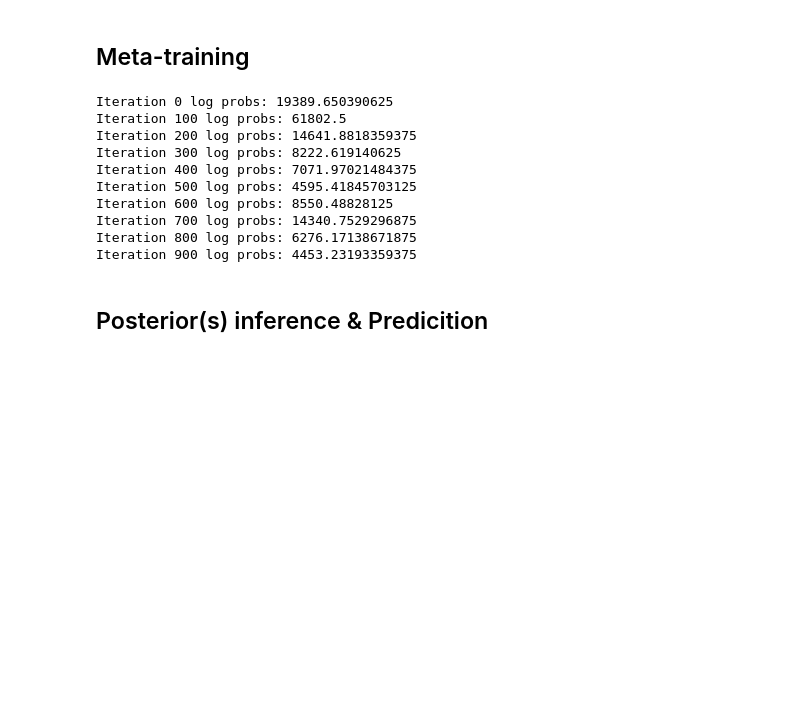
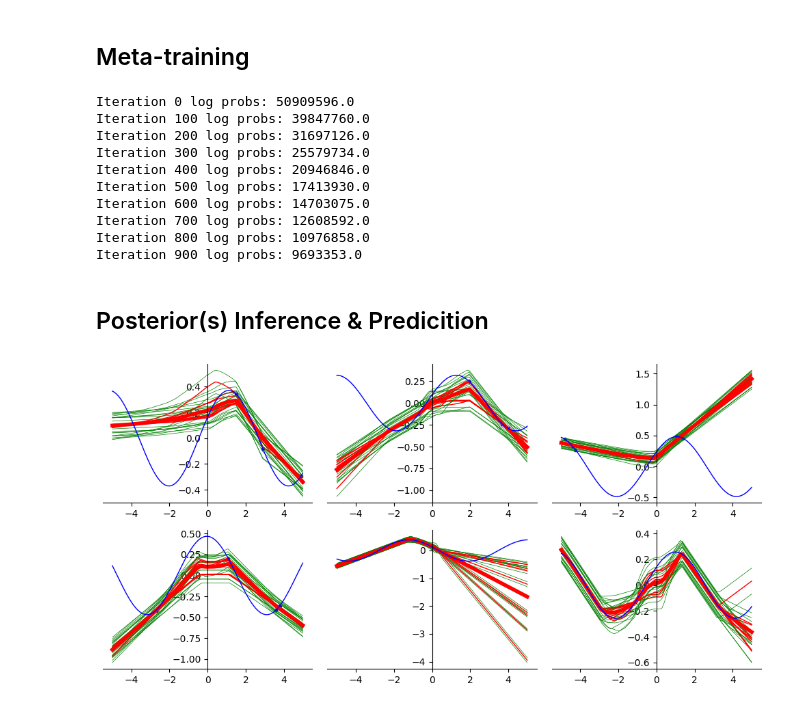
Before and after one commit to yardenas/jax-pacoh-nn, a Jupyter notebook: demo.ipynb, the cells around one changed output. Cells and saved outputs as stored; diff of their text form; code cells hidden in the pictures; blank space fills up the shorter version.

```diff
--- a/demo.ipynb
+++ b/demo.ipynb
@@ -108,29 +134,30 @@ plot(context_x, context_y, test_x, predictions)
 ## Meta-training
 # %%
 
+opt = optax.flatten(optax.adam(3e-4))
+opt_state = opt.init(hyper_posterior)
 hyper_posterior = pacoh.meta_train(
-    dataset.train_set, apply, hyper_prior, prior, opt, opt_state, 1000, 10
+    dataset.train_set, apply, hyper_prior, hyper_posterior, opt, opt_state, 1000, 10
 )
 # %% [output]
-Iteration 0 log probs: 19389.650390625
-Iteration 100 log probs: 61802.5
-Iteration 200 log probs: 14641.8818359375
-Iteration 300 log probs: 8222.619140625
-Iteration 400 log probs: 7071.97021484375
-Iteration 500 log probs: 4595.41845703125
-Iteration 600 log probs: 8550.48828125
-Iteration 700 log probs: 14340.7529296875
-Iteration 800 log probs: 6276.17138671875
-Iteration 900 log probs: 4453.23193359375
+Iteration 0 log probs: 50909596.0
+Iteration 100 log probs: 39847760.0
+Iteration 200 log probs: 31697126.0
+Iteration 300 log probs: 25579734.0
+Iteration 400 log probs: 20946846.0
+Iteration 500 log probs: 17413930.0
+Iteration 600 log probs: 14703075.0
+Iteration 700 log probs: 12608592.0
+Iteration 800 log probs: 10976858.0
+Iteration 900 log probs: 9693353.0
 # %% [markdown]
-## Posterior(s) inference & Predicition
+## Posterior(s) Inference & Predicition
 # %%
 (context_x, context_y), (test_x, test_y) = next(dataset.test_set)
-infer_posteriors = jax.vmap(
-    pacoh.infer_posterior, in_axes=(0, 0, None, None, None, None, None)
+posteriors, losses = infer_posteriors(
+    context_x, context_y, hyper_posterior, apply, next(seed_sequence), 1000, 3e-4
 )
-posteriors, losses = infer_posteriors(
-    context_x, context_y, hyper_posterior, apply, next(seed_sequence), 100, 3e-4
-)
-predict = jax.vmap(pacoh.predict, in_axes=(0, None, None))
 predictions = predict(posteriors, test_x, apply)
+plot(context_x, context_y, test_x, test_y, predictions)
+# %% [output]
+[figure, added]
```
Also changed, not shown: parts of 11 cells of this notebook, 3 other files.
